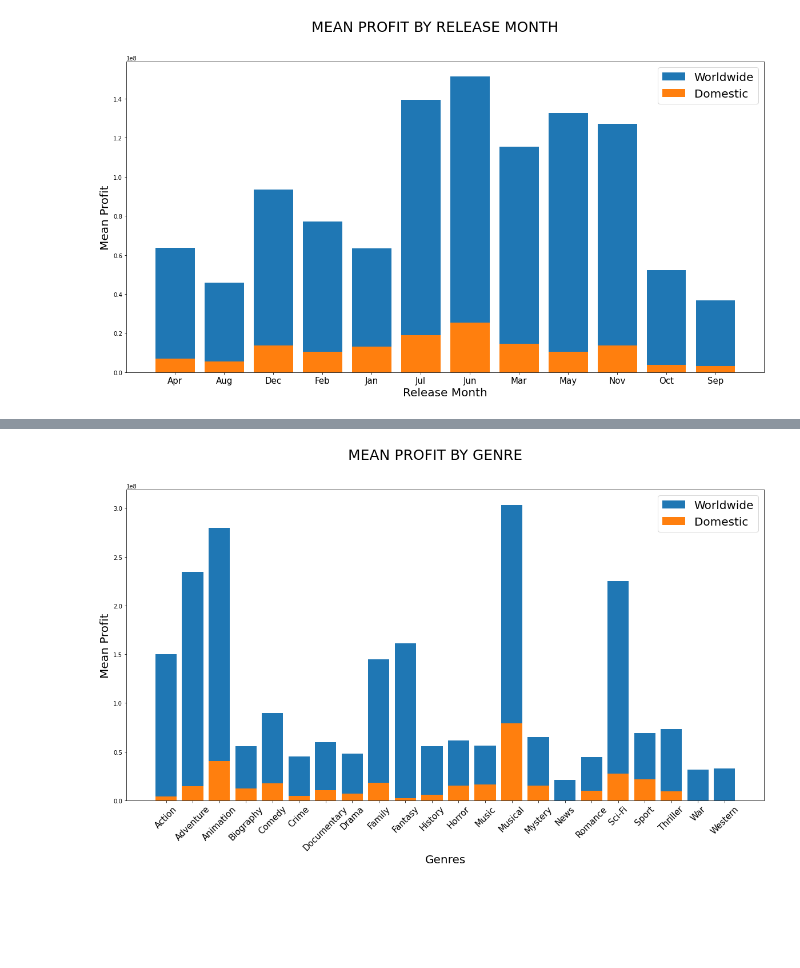
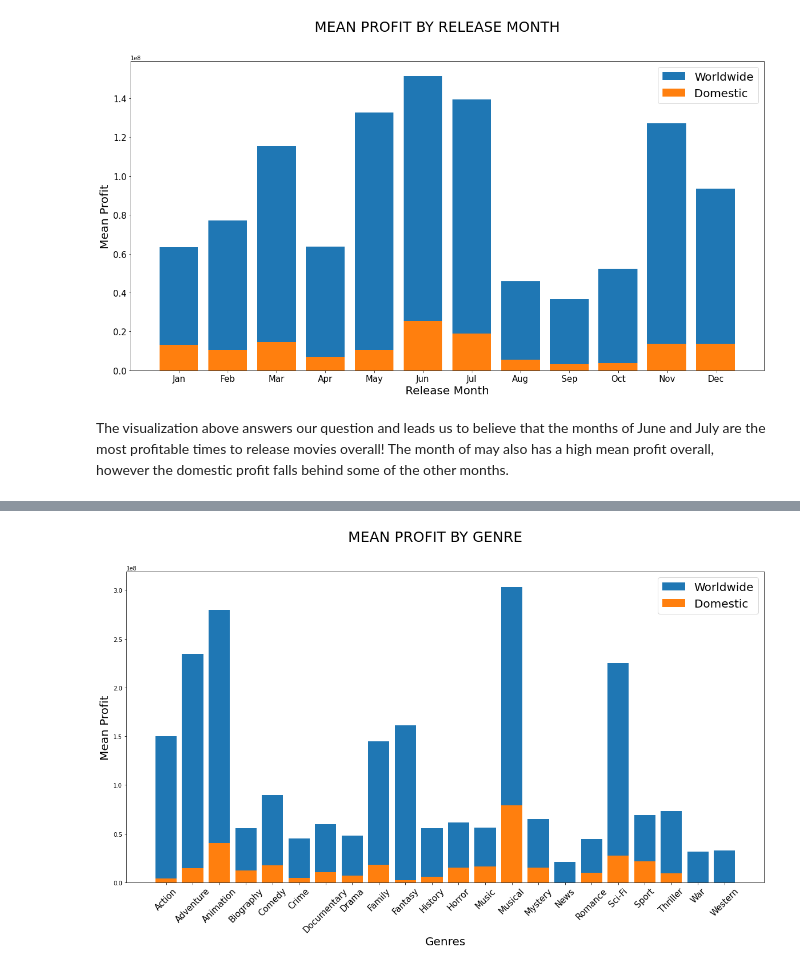
Before and after one commit to Wonuabimbola/analysis-of-the-film-industry, a Jupyter notebook: data_analysis.ipynb, the cells around one changed output, grey strips where cells are left out. Saved outputs shown, nothing was run; the diff lists cells and outputs as text; code cells hidden in the pictures; blank space fills up the shorter version.

Commit message:
added some markdown stuff and edited the visuals

```diff
--- a/data_analysis.ipynb
+++ b/data_analysis.ipynb
@@ -31,0 +42,11 @@ df.head()
+# %%
+# code to get the numerical equivalent of the release months
+def monthToNum(month_list):
+    calendar_months= {'Jan' : 1,'Feb' : 2,'Mar' : 3,'Apr' : 4,'May' : 5,'Jun' : 6,'Jul' : 7,'Aug' : 8,'Sep' : 9, 'Oct' : 10,'Nov' : 11,'Dec' : 12}
+    list_month = []
+    for month in month_list:
+        list_month.append(calendar_months[month])
+    return pd.DataFrame(list_month)
+#  creating a new column with the numerical values of the months
+df['month_num'] = monthToNum(list(df['TN_month']))
+df.head()
@@ -32,23 +64,25 @@ df.head()
 # %%
 # calculating the mean profit for each month
-domestic_profit = df.groupby('TN_month')['domestic_profit'].mean()
-worldwide_profit = df.groupby('TN_month')['worldwide_profit'].mean()
+domestic_profit = df.groupby('month_num')['domestic_profit'].mean()
+worldwide_profit = df.groupby('month_num')['worldwide_profit'].mean()
 
 # Plotting the Release Months against their Mean Profit (Both worldwide and Domestic)
 fig, ax = plt.subplots(figsize=(20, 10))
 
 x = domestic_profit.index
 y1 = worldwide_profit.values
 y2 = domestic_profit.values
-
 ax.bar(x,y1)
 ax.bar(x,y2)
-ax.tick_params(axis='x', labelsize= 15)
+plt.xticks(np.arange(1,13), ['Jan', 'Feb', 'Mar', 'Apr', 'May', 'Jun', 'Jul', 'Aug', 'Sep', 'Oct', 'Nov', 'Dec'])
+ax.tick_params(labelsize= 15)
 ax.set_xlabel('Release Month', fontsize= 20)
 ax.set_ylabel('Mean Profit',fontsize= 20)
 plt.suptitle('MEAN PROFIT BY RELEASE MONTH', fontsize= 25)
 
 ax.legend(['Worldwide', 'Domestic'], fontsize= 20)
 ax.set_ylim(0);
 # %% [output]
-[figure, old version]
+[figure, new version]
+# %% [markdown]
+The visualization above answers our question and leads us to believe that the months of June and July are the most profitable times to release movies overall! The month of may also has a high mean profit overall, however the domestic profit falls behind some of the other months.
```
Also changed, not shown: parts of 27 cells of this notebook.
